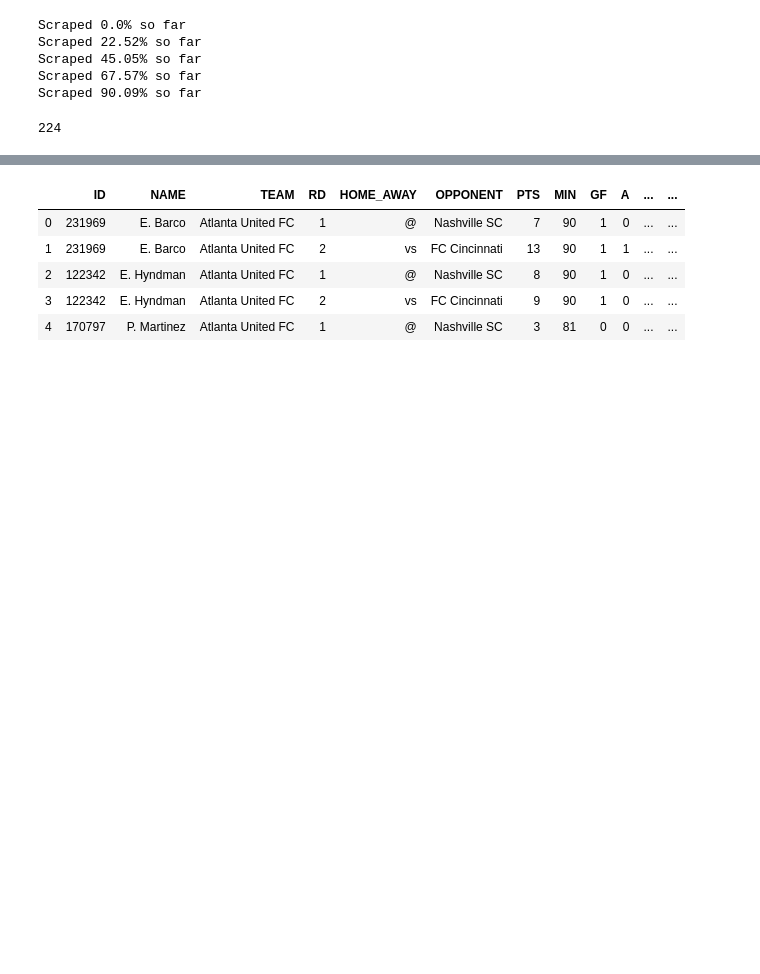
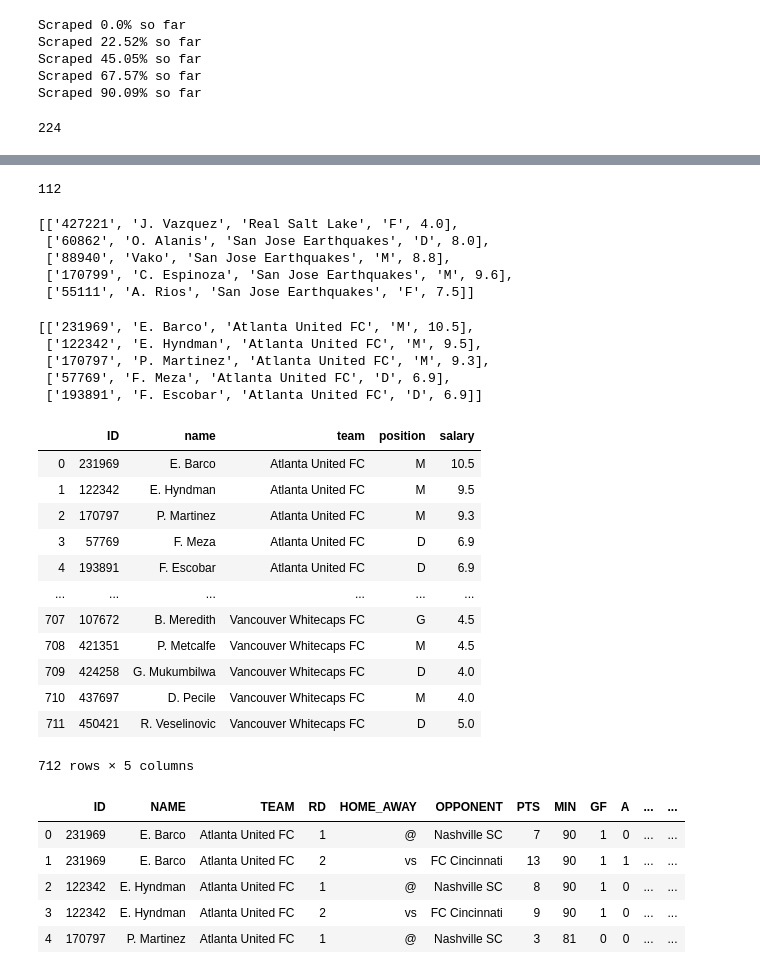
Before and after one commit to rsherer/fastbal, a Jupyter notebook: sandbox/weekly_stats_scrape.ipynb, the cells around one changed output, grey strips where cells are left out. Drawn from its saved outputs; the diff is of its cells as text; code cells hidden in the pictures; blank space fills up the shorter version.

```diff
--- a/sandbox/weekly_stats_scrape.ipynb
+++ b/sandbox/weekly_stats_scrape.ipynb
@@ -331,0 +577,12 @@ len(mls_player_stats_rest)
+# %%
+len(mls_meta_rest)
+# %% [output]
+112
+# %%
+mls_meta_rest[:5]
+# %% [output]
+[['427221', 'J. Vazquez', 'Real Salt Lake', 'F', 4.0],
+ ['60862', 'O. Alanis', 'San Jose Earthquakes', 'D', 8.0],
+ ['88940', 'Vako', 'San Jose Earthquakes', 'M', 8.8],
+ ['170799', 'C. Espinoza', 'San Jose Earthquakes', 'M', 9.6],
+ ['55111', 'A. Rios', 'San Jose Earthquakes', 'F', 7.5]]
@@ -331,0 +591,8 @@ len(mls_player_stats_rest)
+# %%
+mls_meta_all[:5]
+# %% [output]
+[['231969', 'E. Barco', 'Atlanta United FC', 'M', 10.5],
+ ['122342', 'E. Hyndman', 'Atlanta United FC', 'M', 9.5],
+ ['170797', 'P. Martinez', 'Atlanta United FC', 'M', 9.3],
+ ['57769', 'F. Meza', 'Atlanta United FC', 'D', 6.9],
+ ['193891', 'F. Escobar', 'Atlanta United FC', 'D', 6.9]]
@@ -332,3 +603,19 @@ len(mls_player_stats_rest)
+# %%
+pd.read_csv('../data/mls_player_metadata_all.csv', names=['ID', 'name', 'team', 'position', 'salary'])
+# %% [output]
+|  | ID | name | team | position | salary |
+| 0 | 231969 | E. Barco | Atlanta United FC | M | 10.5 |
+| 1 | 122342 | E. Hyndman | Atlanta United FC | M | 9.5 |
+| 2 | 170797 | P. Martinez | Atlanta United FC | M | 9.3 |
+| 3 | 57769 | F. Meza | Atlanta United FC | D | 6.9 |
+| 4 | 193891 | F. Escobar | Atlanta United FC | D | 6.9 |
+| ... | ... | ... | ... | ... | ... |
+| 707 | 107672 | B. Meredith | Vancouver Whitecaps FC | G | 4.5 |
+| 708 | 421351 | P. Metcalfe | Vancouver Whitecaps FC | M | 4.5 |
+| 709 | 424258 | G. Mukumbilwa | Vancouver Whitecaps FC | D | 4.0 |
+| 710 | 437697 | D. Pecile | Vancouver Whitecaps FC | M | 4.0 |
+| 711 | 450421 | R. Veselinovic | Vancouver Whitecaps FC | D | 5.0 |
+712 rows × 5 columns
 # %%
 pd.read_csv('mls_player_stats_100.csv', names=player_columns).head()
 # %% [output]
```
Also changed, not shown: parts of 56 cells of this notebook.
